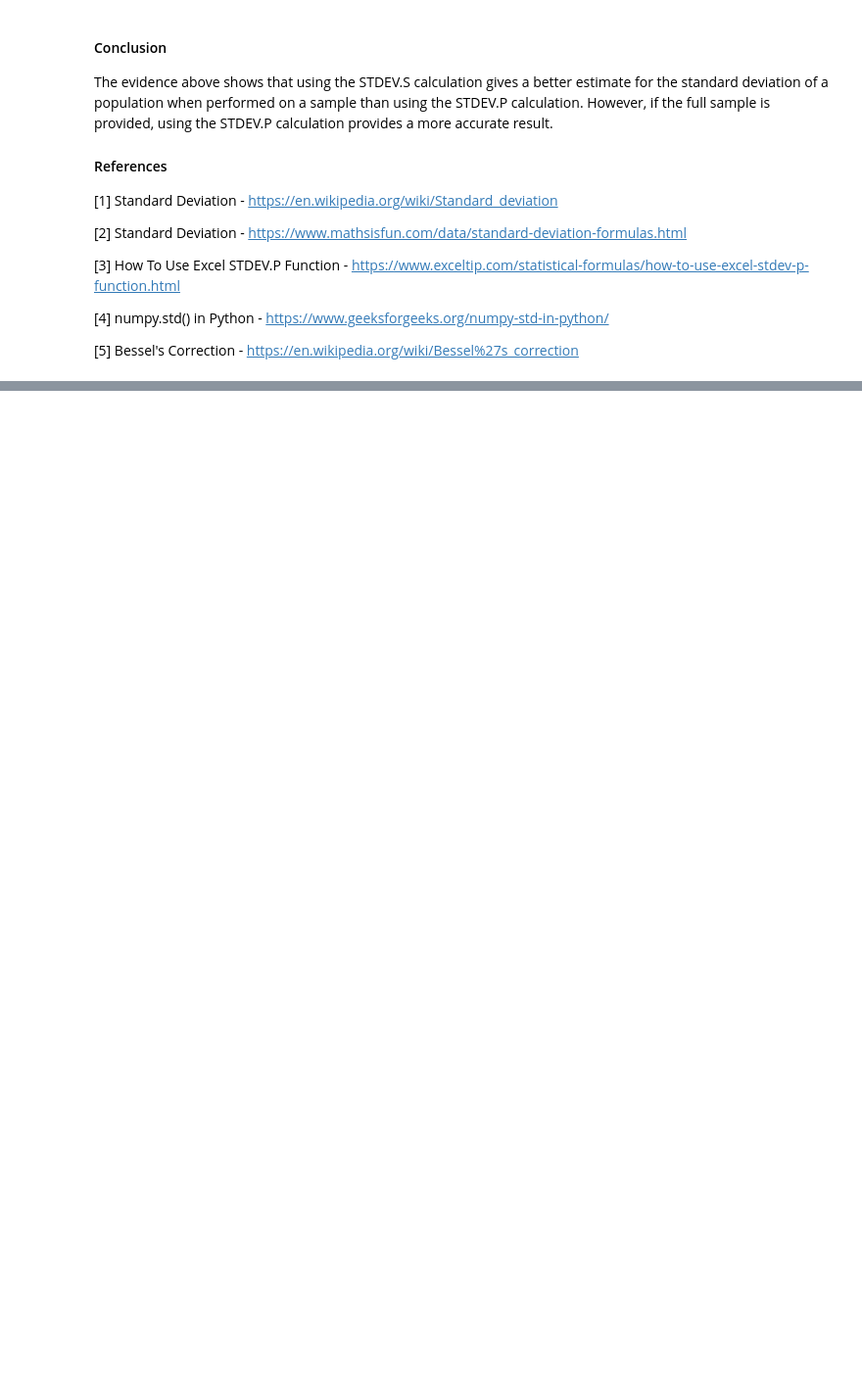
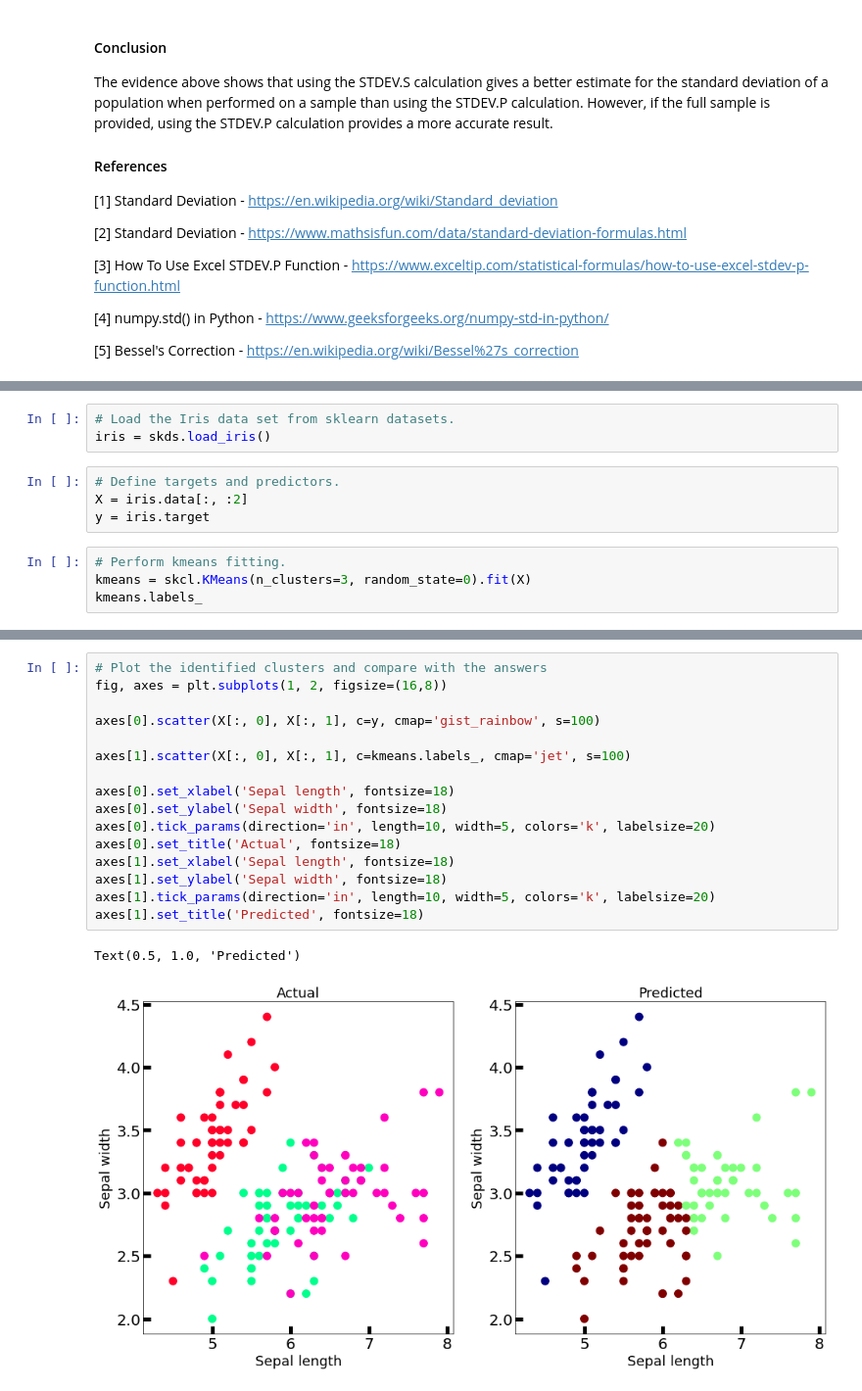
Before and after one commit to jbrad88/machinelearning, a Jupyter notebook: tasks2020.ipynb, the cells around one changed output, grey strips where cells are left out. Shown: that part at 98% size. Drawn from its saved outputs; the diff is of its cells as text; blank space fills up the shorter version.

```diff
--- a/tasks2020.ipynb
+++ b/tasks2020.ipynb
@@ -361,0 +373,11 @@ The evidence above shows that using the STDEV.S calculation gives a better estim
+# %%
+# Load the Iris data set from sklearn datasets.
+iris = skds.load_iris()
+# %%
+# Define targets and predictors.
+X = iris.data[:, :2]
+y = iris.target
+# %%
+# Perform kmeans fitting.
+kmeans = skcl.KMeans(n_clusters=3, random_state=0).fit(X)
+kmeans.labels_
@@ -361,0 +399,19 @@ The evidence above shows that using the STDEV.S calculation gives a better estim
+# %%
+# Plot the identified clusters and compare with the answers
+fig, axes = plt.subplots(1, 2, figsize=(16,8))
+
+axes[0].scatter(X[:, 0], X[:, 1], c=y, cmap='gist_rainbow', s=100)
+
+axes[1].scatter(X[:, 0], X[:, 1], c=kmeans.labels_, cmap='jet', s=100)
+
+axes[0].set_xlabel('Sepal length', fontsize=18)
+axes[0].set_ylabel('Sepal width', fontsize=18)
+axes[0].tick_params(direction='in', length=10, width=5, colors='k', labelsize=20)
+axes[0].set_title('Actual', fontsize=18)
+axes[1].set_xlabel('Sepal length', fontsize=18)
+axes[1].set_ylabel('Sepal width', fontsize=18)
+axes[1].tick_params(direction='in', length=10, width=5, colors='k', labelsize=20)
+axes[1].set_title('Predicted', fontsize=18)
+# %% [output]
+Text(0.5, 1.0, 'Predicted')
+[figure, added]
```
Also changed, not shown: parts of 5 cells of this notebook, 1 other file.
